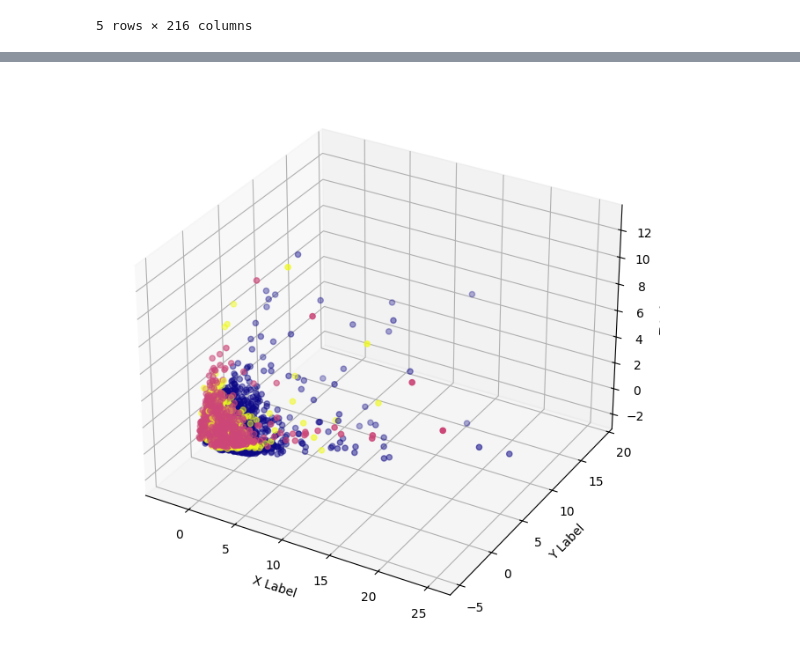
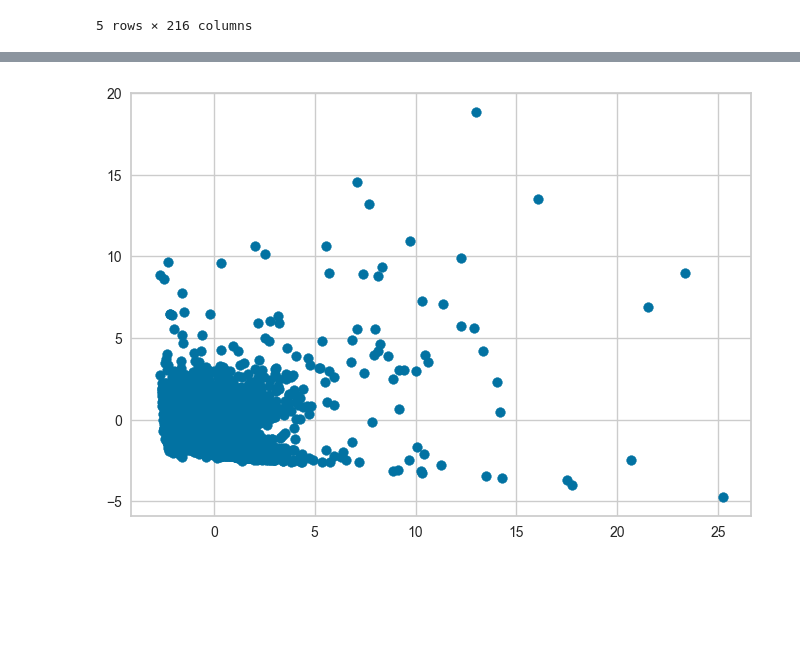
Before and after one commit to QuentinFISCH/qantar, a Jupyter notebook: tp1/exploration.ipynb, the cells around one changed output, grey strips where cells are left out. Saved outputs shown, nothing was run; the diff lists cells and outputs as text; code cells hidden in the pictures; blank space fills up the shorter version.

```diff
--- a/tp1/exploration.ipynb
+++ b/tp1/exploration.ipynb
@@ -254,5 +300,7 @@ data_usage_enc.head()
 5 rows × 216 columns
 # %%
 # multiply each row by its weight
-data_usage_weighted = data_usage_enc.multiply(weights_usages, axis="index")
-data_usage_weighted
+data_usage_weighted_scaled = data_usage_enc.multiply(weights_usages, axis="index")
+# scaler = StandardScaler()
+# data_usage_weighted_scaled = scaler.fit_transform(data_usage_weighted)
+# data_usage_weighted_scaled
@@ -273,15 +307,19 @@ data_usage_weighted
 # %%
-pca = PCA(n_components=3)
-pca.fit(data_usage_weighted)
-data_usage_pca = pca.transform(data_usage_weighted)
+pca = PCA(n_components=2)
+pca.fit(data_usage_weighted_scaled)
+data_usage_pca = pca.transform(data_usage_weighted_scaled)
 # %%
-# Plotting in 3D
-fig = plt.figure(figsize=(8, 8))
-ax = fig.add_subplot(111, projection='3d')
-ax.scatter(data_usage_pca.iloc[:, 0], data_usage_pca.iloc[:, 1], data_usage_pca.iloc[:, 2], cmap='plasma', c=data["A4"])
-ax.set_xlabel('X Label')
-ax.set_ylabel('Y Label')
-ax.set_zlabel('Z Label')
+# # Plotting in 3D
+# fig = plt.figure(figsize=(8, 8))
+# ax = fig.add_subplot(111, projection='3d')
+# ax.scatter(data_usage_pca.iloc[:, 0], data_usage_pca.iloc[:, 1], data_usage_pca.iloc[:, 2], cmap='plasma')
+# ax.set_xlabel('X Label')
+# ax.set_ylabel('Y Label')
+# ax.set_zlabel('Z Label')
+# plt.show()
+
+# plot in 2D
+plt.scatter(data_usage_pca.iloc[:,0], data_usage_pca.iloc[:,1])
 plt.show()
 # %% [output]
-[figure, old version]
+[figure, new version]
```
Also changed, not shown: parts of 12 cells of this notebook.
